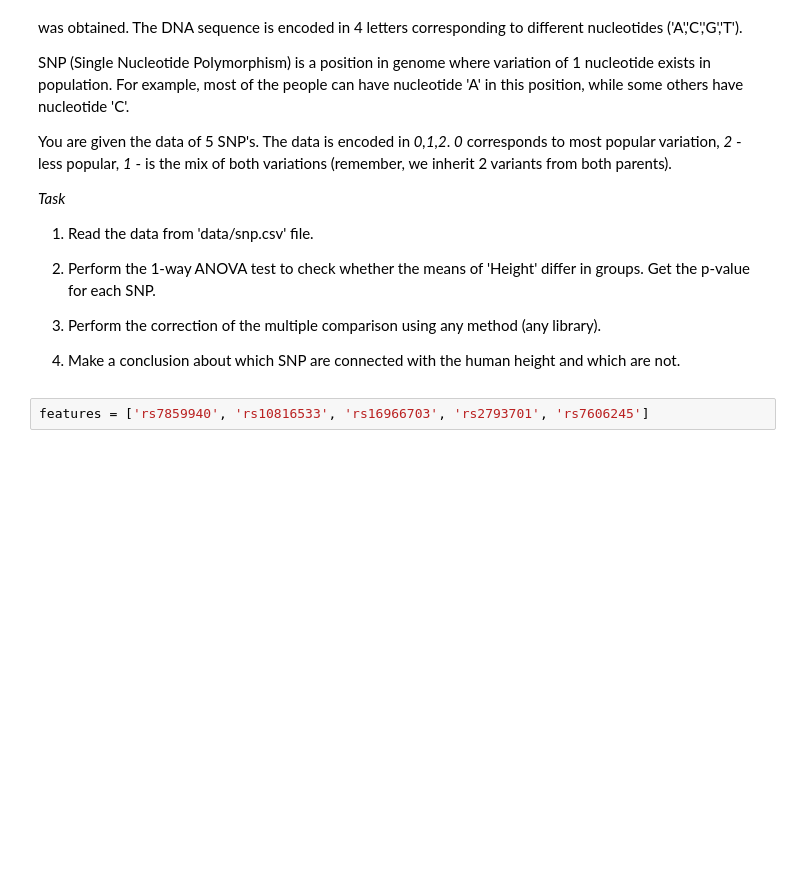
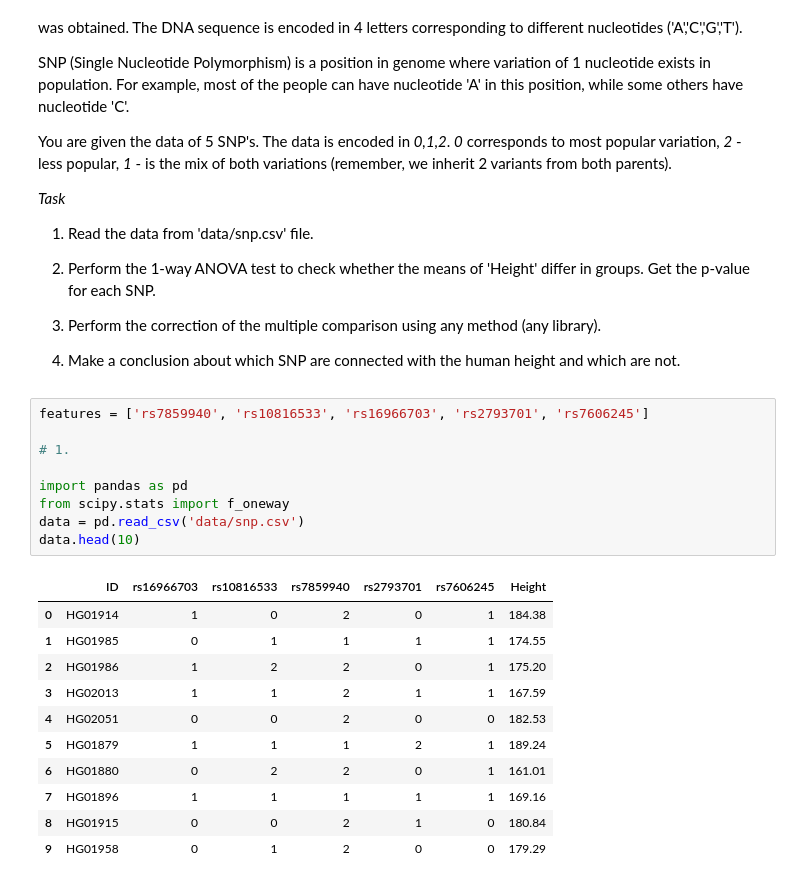
Before and after one commit to Corvu/advstat-labs, a Jupyter notebook: Lab04/Lab04.ipynb, the cells around one changed output. Drawn from its saved outputs; the diff is of its cells as text; blank space fills up the shorter version.

```diff
--- a/Lab04/Lab04.ipynb
+++ b/Lab04/Lab04.ipynb
@@ -214,5 +210,24 @@ Get the p-value for each SNP.
 1. Perform the correction of the multiple comparison using any method (any library).
 
 1. Make a conclusion about which SNP are connected with the human height and which are not.
-# %%
-features = ['rs7859940', 'rs10816533', 'rs16966703', 'rs2793701', 'rs7606245']
+# %%
+features = ['rs7859940', 'rs10816533', 'rs16966703', 'rs2793701', 'rs7606245']
+
+# 1.
+
+import pandas as pd
+from scipy.stats import f_oneway
+data = pd.read_csv('data/snp.csv')
+data.head(10)
+# %% [output]
+|  | ID | rs16966703 | rs10816533 | rs7859940 | rs2793701 | rs7606245 | Height |
+| 0 | HG01914 | 1 | 0 | 2 | 0 | 1 | 184.38 |
+| 1 | HG01985 | 0 | 1 | 1 | 1 | 1 | 174.55 |
+| 2 | HG01986 | 1 | 2 | 2 | 0 | 1 | 175.20 |
+| 3 | HG02013 | 1 | 1 | 2 | 1 | 1 | 167.59 |
+| 4 | HG02051 | 0 | 0 | 2 | 0 | 0 | 182.53 |
+| 5 | HG01879 | 1 | 1 | 1 | 2 | 1 | 189.24 |
+| 6 | HG01880 | 0 | 2 | 2 | 0 | 1 | 161.01 |
+| 7 | HG01896 | 1 | 1 | 1 | 1 | 1 | 169.16 |
+| 8 | HG01915 | 0 | 0 | 2 | 1 | 0 | 180.84 |
+| 9 | HG01958 | 0 | 1 | 2 | 0 | 0 | 179.29 |
```
Also changed, not shown: parts of 13 cells of this notebook.
